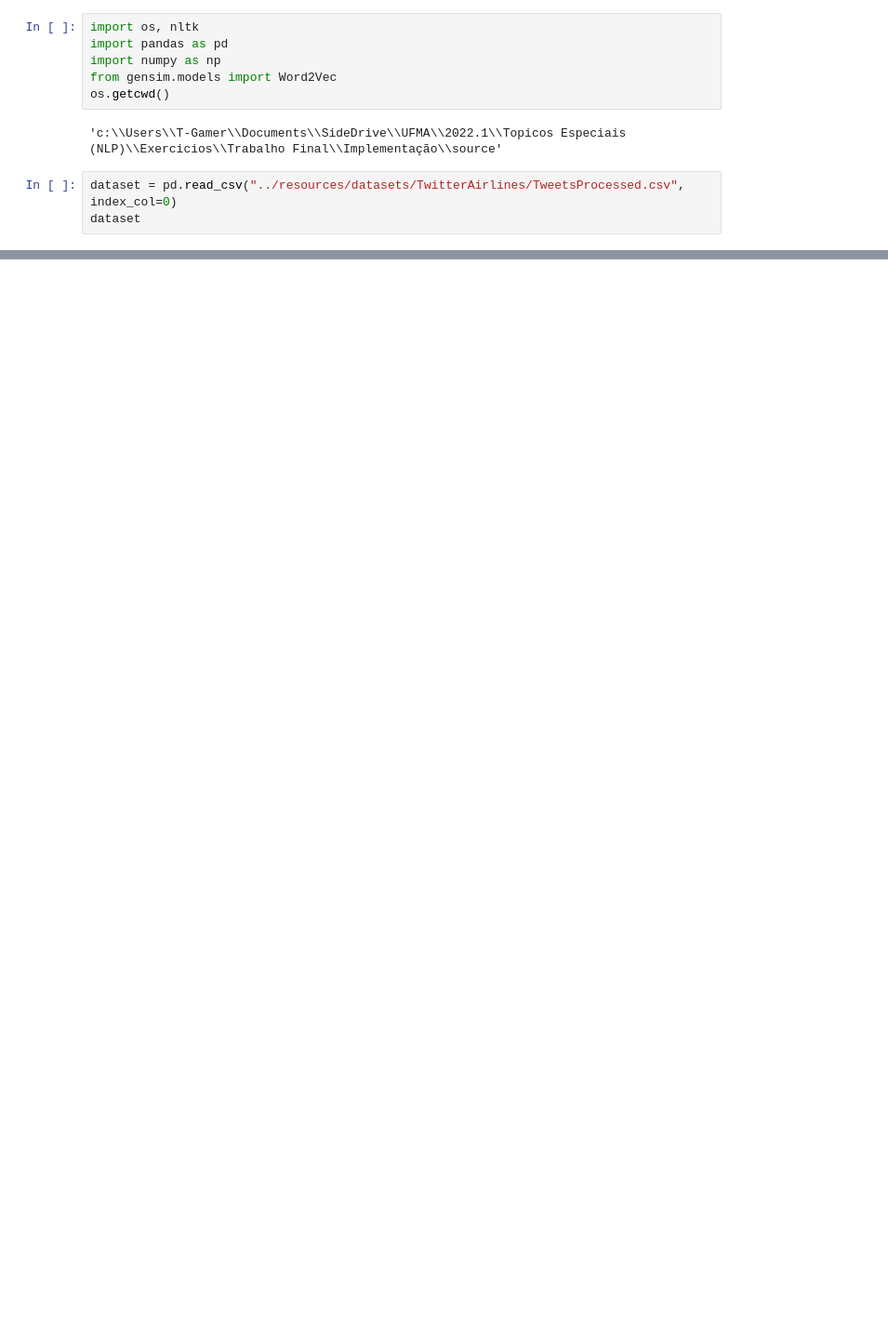
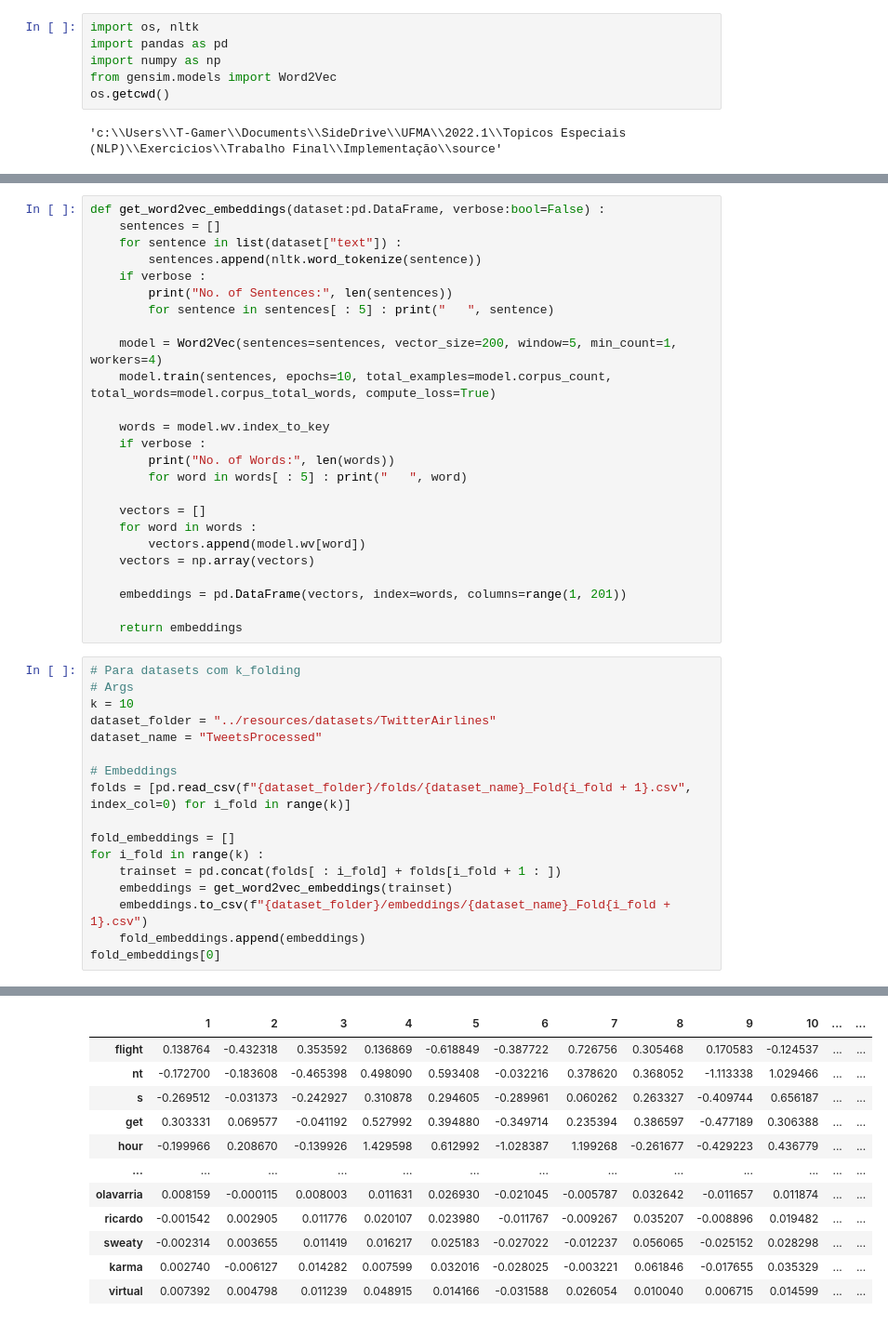
Before and after one commit to AzevedoArthur/nlp-final, a Jupyter notebook: embedding.ipynb, the cells around one changed output, grey strips where cells are left out. Shown at 93% size. Drawn from its saved outputs; the diff is of its cells as text; blank space fills up the shorter version.

Commit message:
Montagem, pre-processamento e embeddings pra SST

```diff
--- a/embedding.ipynb
+++ b/embedding.ipynb
@@ -6,6 +6,3 @@ from gensim.models import Word2Vec
 os.getcwd()
 # %% [output]
 'c:\\Users\\T-Gamer\\Documents\\SideDrive\\UFMA\\2022.1\\Topicos Especiais (NLP)\\Exercicios\\Trabalho Final\\Implementação\\source'
-# %%
-dataset = pd.read_csv("../resources/datasets/TwitterAirlines/TweetsProcessed.csv", index_col=0)
-dataset
@@ -59,0 +9,43 @@ embeddings
+# %%
+def get_word2vec_embeddings(dataset:pd.DataFrame, verbose:bool=False) :
+    sentences = []
+    for sentence in list(dataset["text"]) :
+        sentences.append(nltk.word_tokenize(sentence))
+    if verbose :
+        print("No. of Sentences:", len(sentences))
+        for sentence in sentences[ : 5] : print("   ", sentence)
+
+    model = Word2Vec(sentences=sentences, vector_size=200, window=5, min_count=1, workers=4)
+    model.train(sentences, epochs=10, total_examples=model.corpus_count, total_words=model.corpus_total_words, compute_loss=True)
+
+    words = model.wv.index_to_key
+    if verbose :
+        print("No. of Words:", len(words))
+        for word in words[ : 5] : print("   ", word)
+
+    vectors = []
+    for word in words :
+        vectors.append(model.wv[word])
+    vectors = np.array(vectors)
+
+    embeddings = pd.DataFrame(vectors, index=words, columns=range(1, 201))
+
+    return embeddings
+# %%
+# Para datasets com k_folding
+# Args
+k = 10
+dataset_folder = "../resources/datasets/TwitterAirlines"
+dataset_name = "TweetsProcessed"
+
+# Embeddings
+folds = [pd.read_csv(f"{dataset_folder}/folds/{dataset_name}_Fold{i_fold + 1}.csv", index_col=0) for i_fold in range(k)]
+
+fold_embeddings = []
+for i_fold in range(k) :
+    trainset = pd.concat(folds[ : i_fold] + folds[i_fold + 1 : ])
+    embeddings = get_word2vec_embeddings(trainset)
+    embeddings.to_csv(f"{dataset_folder}/embeddings/{dataset_name}_Fold{i_fold + 1}.csv")
+    fold_embeddings.append(embeddings)
+fold_embeddings[0]
+# %% [output]
@@ -59,0 +69,12 @@ embeddings
+|  | 1 | 2 | 3 | 4 | 5 | 6 | 7 | 8 | 9 | 10 | ... | ... |
+| flight | 0.138764 | -0.432318 | 0.353592 | 0.136869 | -0.618849 | -0.387722 | 0.726756 | 0.305468 | 0.170583 | -0.124537 | ... | ... |
+| nt | -0.172700 | -0.183608 | -0.465398 | 0.498090 | 0.593408 | -0.032216 | 0.378620 | 0.368052 | -1.113338 | 1.029466 | ... | ... |
+| s | -0.269512 | -0.031373 | -0.242927 | 0.310878 | 0.294605 | -0.289961 | 0.060262 | 0.263327 | -0.409744 | 0.656187 | ... | ... |
+| get | 0.303331 | 0.069577 | -0.041192 | 0.527992 | 0.394880 | -0.349714 | 0.235394 | 0.386597 | -0.477189 | 0.306388 | ... | ... |
+| hour | -0.199966 | 0.208670 | -0.139926 | 1.429598 | 0.612992 | -1.028387 | 1.199268 | -0.261677 | -0.429223 | 0.436779 | ... | ... |
+| ... | ... | ... | ... | ... | ... | ... | ... | ... | ... | ... | ... | ... |
+| olavarria | 0.008159 | -0.000115 | 0.008003 | 0.011631 | 0.026930 | -0.021045 | -0.005787 | 0.032642 | -0.011657 | 0.011874 | ... | ... |
+| ricardo | -0.001542 | 0.002905 | 0.011776 | 0.020107 | 0.023980 | -0.011767 | -0.009267 | 0.035207 | -0.008896 | 0.019482 | ... | ... |
+| sweaty | -0.002314 | 0.003655 | 0.011419 | 0.016217 | 0.025183 | -0.027022 | -0.012237 | 0.056065 | -0.025152 | 0.028298 | ... | ... |
+| karma | 0.002740 | -0.006127 | 0.014282 | 0.007599 | 0.032016 | -0.028025 | -0.003221 | 0.061846 | -0.017655 | 0.035329 | ... | ... |
+| virtual | 0.007392 | 0.004798 | 0.011239 | 0.048915 | 0.014166 | -0.031588 | 0.026054 | 0.010040 | 0.006715 | 0.014599 | ... | ... |
```
Also changed, not shown: parts of 8 cells of this notebook, 3 other files.
